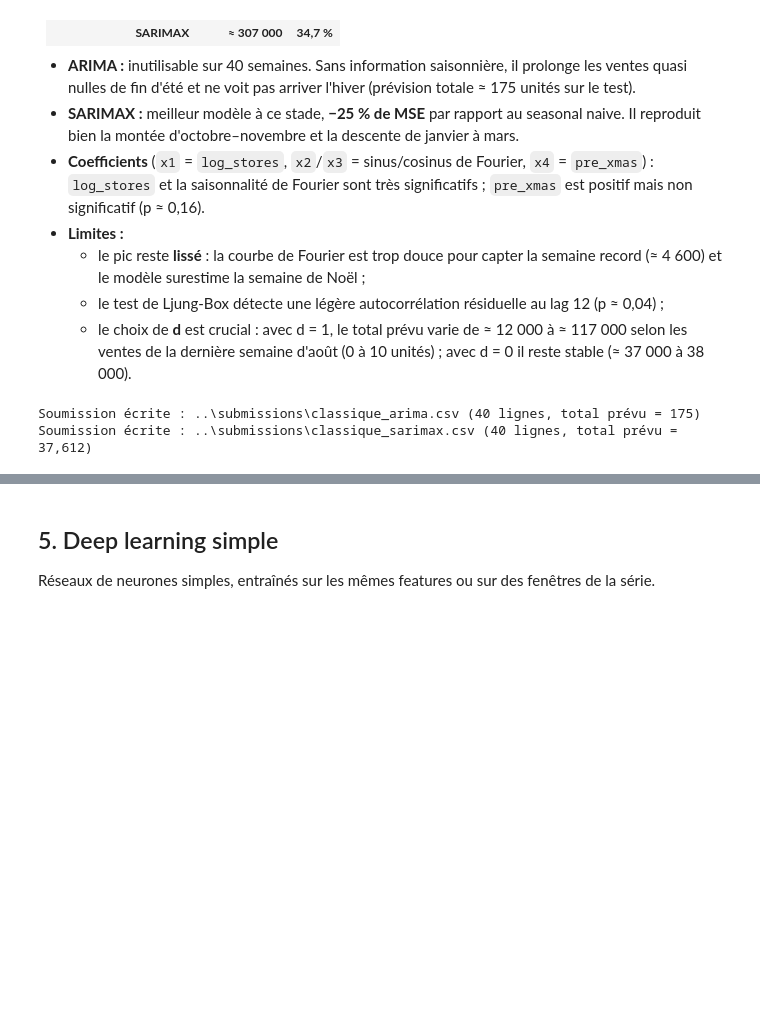
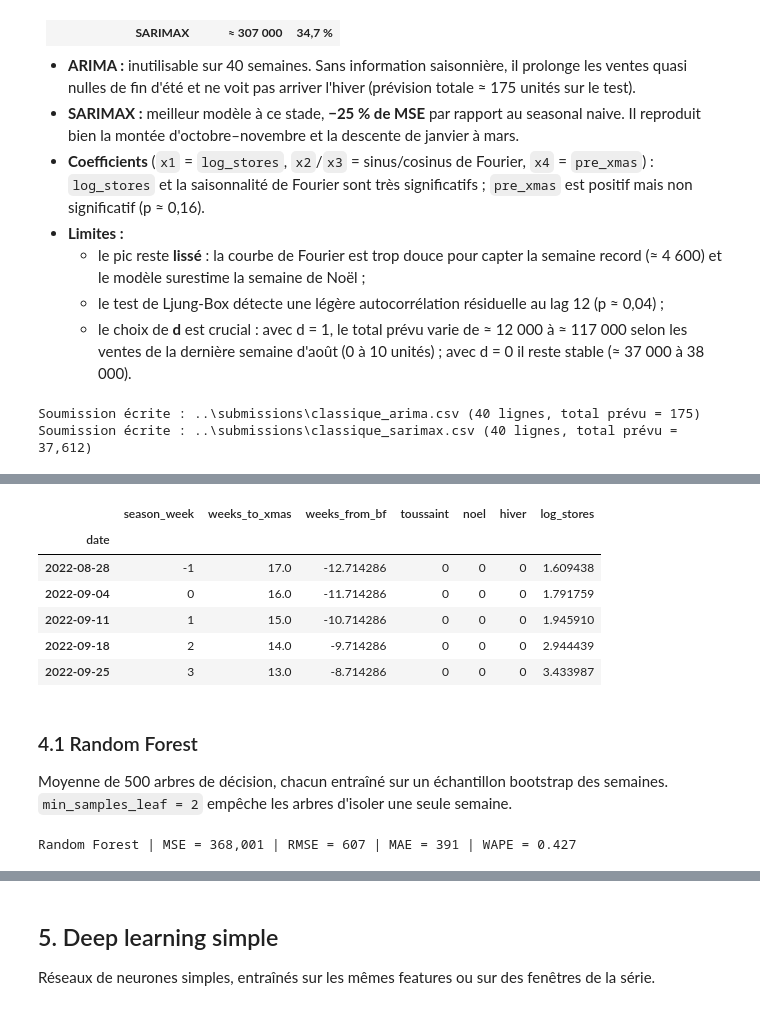
Before and after one commit to deboramendes27/decathlon-forecast, a Jupyter notebook: notebooks/02_modeles.ipynb, the cells around one changed output, grey strips where cells are left out. Drawn from its saved outputs; the diff is of its cells as text; code cells hidden in the pictures; blank space fills up the shorter version.

```diff
--- a/notebooks/02_modeles.ipynb
+++ b/notebooks/02_modeles.ipynb
@@ -398,0 +409,55 @@ Modèles à base d'arbres sur des features : calendrier (semaine de la saison, B
+# %%
+from sklearn.ensemble import RandomForestRegressor
+from xgboost import XGBRegressor
+
+HOLIDAYS = {
+    'toussaint': [('2021-10-23', '2021-11-08'), ('2022-10-22', '2022-11-07'), ('2023-10-21', '2023-11-06')],
+    'noel':      [('2021-12-18', '2022-01-03'), ('2022-12-17', '2023-01-03'), ('2023-12-23', '2024-01-08')],
+    'hiver':     [('2022-02-19', '2022-03-07'), ('2023-02-18', '2023-03-06'), ('2024-02-10', '2024-02-26')],
+}
+BLACK_FRIDAYS = pd.to_datetime(['2021-11-26', '2022-11-25', '2023-11-24'])
+ML_FEATURES = ['season_week', 'weeks_to_xmas', 'weeks_from_bf', 'toussaint', 'noel', 'hiver', 'log_stores']
+
+def ml_features(df):
+    d = df.index
+    season_year = np.where(d.month >= 8, d.year, d.year - 1)
+    X = pd.DataFrame(index=d)
+    X['season_week'] = (d - pd.to_datetime([f'{y}-09-01' for y in season_year])).days // 7
+    X['weeks_to_xmas'] = (pd.to_datetime([f'{y}-12-25' for y in season_year]) - d).days / 7
+    bf = pd.to_datetime([BLACK_FRIDAYS[BLACK_FRIDAYS.year == y][0] for y in season_year])
+    X['weeks_from_bf'] = (d - bf).days / 7
+    for name, spans in HOLIDAYS.items():
+        # la semaine va du dimanche `date` au samedi suivant
+        X[name] = np.any([(d + pd.Timedelta(days=6) >= a) & (d <= b) for a, b in spans], axis=0).astype(int)
+    X['log_stores'] = np.log1p(df.n_stores.values)
+    return X[ML_FEATURES]
+
+def ml_forecast(make_model):
+    """Construit une fonction forecast(past, fut) à partir d'un modèle scikit-learn."""
+    def forecast(past, fut):
+        model = make_model()
+        model.fit(ml_features(past), np.log1p(past.sales))
+        forecast.model = model
+        return pd.Series(np.expm1(model.predict(ml_features(fut))), index=fut.index)
+    return forecast
+
+ml_features(val_future).head()
+# %% [output]
+|  | season_week | weeks_to_xmas | weeks_from_bf | toussaint | noel | hiver | log_stores |
+| date |  |  |  |  |  |  |  |
+| 2022-08-28 | -1 | 17.0 | -12.714286 | 0 | 0 | 0 | 1.609438 |
+| 2022-09-04 | 0 | 16.0 | -11.714286 | 0 | 0 | 0 | 1.791759 |
+| 2022-09-11 | 1 | 15.0 | -10.714286 | 0 | 0 | 0 | 1.945910 |
+| 2022-09-18 | 2 | 14.0 | -9.714286 | 0 | 0 | 0 | 2.944439 |
+| 2022-09-25 | 3 | 13.0 | -8.714286 | 0 | 0 | 0 | 3.433987 |
+# %% [markdown]
+### 4.1 Random Forest
+
+Moyenne de 500 arbres de décision, chacun entraîné sur un échantillon bootstrap des semaines.
+`min_samples_leaf = 2` empêche les arbres d'isoler une seule semaine.
+# %%
+rf_forecast = ml_forecast(lambda: RandomForestRegressor(n_estimators=500, min_samples_leaf=2,
+                                                        random_state=42, n_jobs=-1))
+evaluate('Random Forest', rf_forecast);
+# %% [output]
+Random Forest | MSE = 368,001 | RMSE = 607 | MAE = 391 | WAPE = 0.427
```
Also changed, not shown: parts of 12 cells of this notebook, 3 other files.
